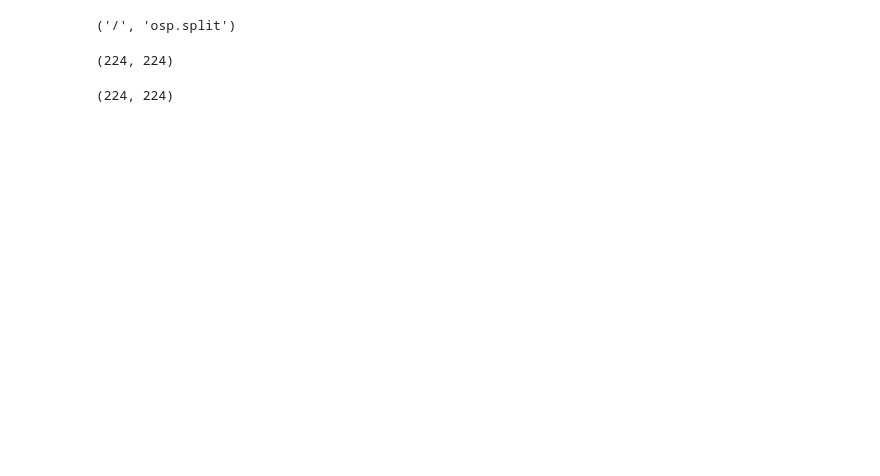
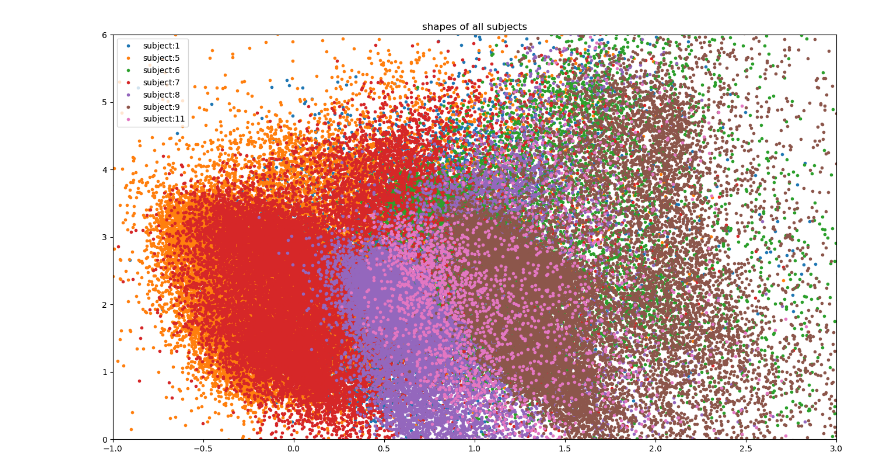
Before and after one commit to ClaraGrthns/BA_HMR, a Jupyter notebook: notebooks/betas_subjects_h36m.ipynb, the cells around one changed output. Cells and saved outputs as stored; diff of their text form; code cells hidden in the pictures; blank space fills up the shorter version.

```diff
--- a/notebooks/betas_subjects_h36m.ipynb
+++ b/notebooks/betas_subjects_h36m.ipynb
@@ -5,37 +7,39 @@ import numpy as np
 # %%
 def get_smpl_params(subject_list, annot_dir):
+    smpl_params = {}
     for subject in subject_list:
         with open(osp.join(annot_dir, 'Human36M_subject' + str(subject) + '_smpl_param.json'), 'r') as f:
             smpl_params[str(subject)] = json.load(f)
     return smpl_params
 # %%
-def get_shape_array(subject, smpl_params):
+def get_shape_array_h36m(subject, smpl_params):
     shape_subject = []
     for act in sorted(smpl_params[subject].keys()):
         for subact in sorted(smpl_params[subject][act].keys()):
             for frame in sorted(smpl_params[subject][act][subact].keys()):
-                shape_subject.append(np.array(smpl_params[subject][act][subact][frame]['shape']))
+                shape = np.array(smpl_params[subject][act][subact][frame]['shape'])
+                #shape[(np.abs(shape) > 3).any(axis=0)] = 0.
+                shape_subject.append(shape)
     return np.array(shape_subject)
 # %%
-def plot_shapes(smpl_params, x, y):
+def plot_shapes_h36m(smpl_params, x, y, save_plot=False):
     plt.figure(figsize = (16,9))
     plt.title('shapes of all subjects')
     x_min = y_min = np.Inf
     x_max = y_max = - np.Inf
     for subject in smpl_params.keys():
-        shape_subject = get_shape_array(subject, smpl_params).T[[x,y]].T
+        shape_subject = get_shape_array_h36m(subject, smpl_params).T[[x,y]].T
         shape_mean = shape_subject.mean(axis=0)
         shape_std = shape_subject.std(axis=0)
         x_min, y_min = np.min([np.array([x_min, y_min]), shape_mean - 2*shape_std], axis=0)
         x_max, y_max = np.max([np.array([x_max, y_max]), shape_mean + 2*shape_std], axis=0)
-        plt.plot(shape_subject[:,0], shape_subject[:,1], ',', label=f'subject:{subject}')
+        plt.plot(shape_subject[:,0], shape_subject[:,1], '.', label=f'subject:{subject}')
     plt.xlim([int(x_min), int(x_max+1)])
     plt.ylim([int(y_min), int(y_max+1)])
     plt.legend()
+    if save_plot:
+        plt.savefig("/Users/clara/Desktop/UNI/2021_SS/BA_HMR/Plots_shape/shape_h36m.pdf")
     plt.show()
 # %%
 subject_list = [1, 5, 6, 7, 8, 9, 11]
-smpl_params = get_smpl_params(subject_list=subject_list, annot_dir='../H36M/annotations')
-plot_shapes(smpl_params, 0, 1)
-plot_shapes(smpl_params, 2, 3)
-plot_shapes(smpl_params, 4, 5)
+smpl_params = get_smpl_params(subject_list=subject_list, annot_dir='/Users/clara/Desktop/MeineProjekte/H36M/annotations')
@@ -45,4 +45,0 @@ import numpy as np
-# %%
-osp.split('/osp.split')
-# %% [output]
-('/', 'osp.split')
@@ -51,4 +45,0 @@ zeros = np.zeros([224,224])
-# %%
-zeros.shape
-# %% [output]
-(224, 224)
@@ -57,4 +46,6 @@ zeros[100:150, 100:150] = 1
-# %%
-zeros
-# %% [output]
-(224, 224)
+# %%
+plot_shapes_h36m(smpl_params, 0, 1)
+#plot_shapes(smpl_params, 2, 3)
+#plot_shapes(smpl_params, 4, 5)
+# %% [output]
+[figure, added]
```
Also changed, not shown: parts of 5 cells of this notebook, 9 other files.
